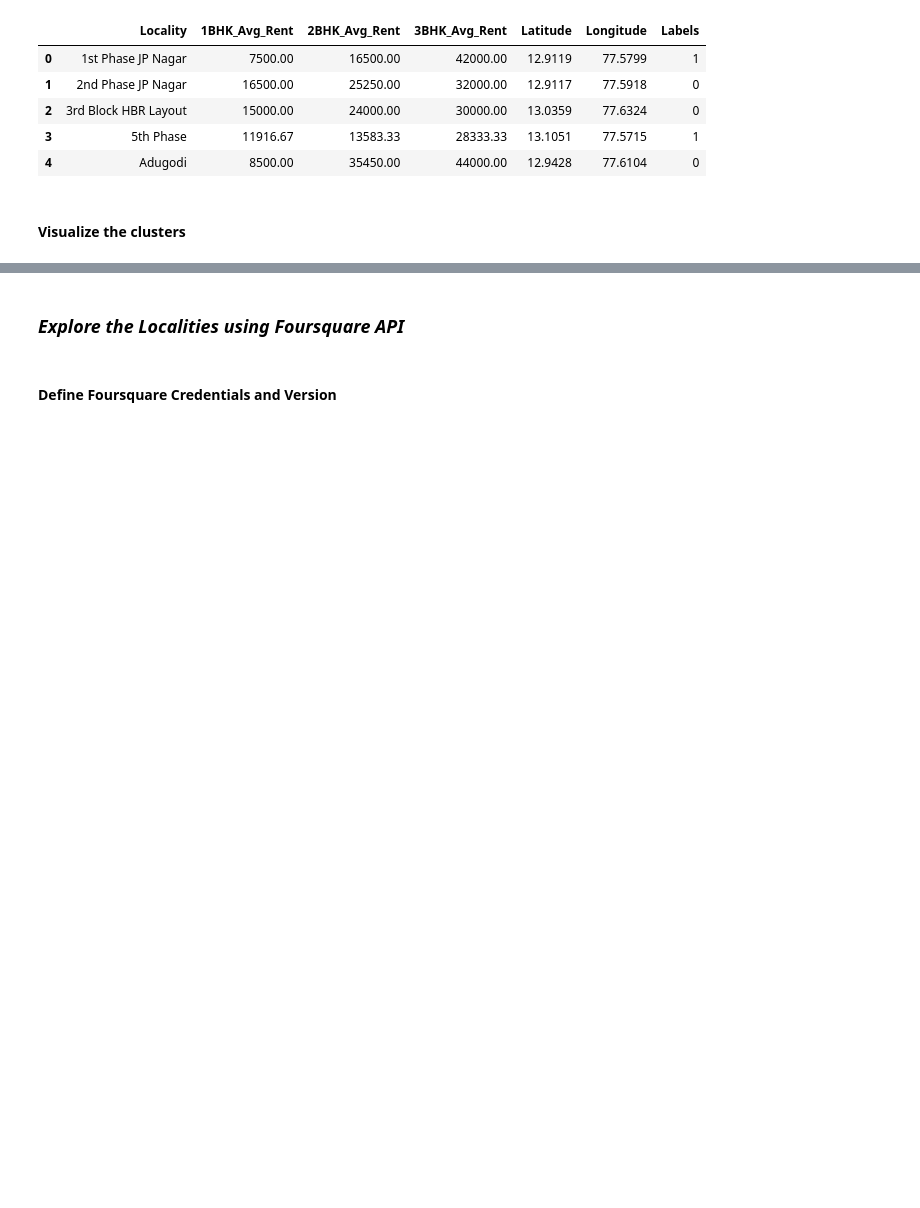
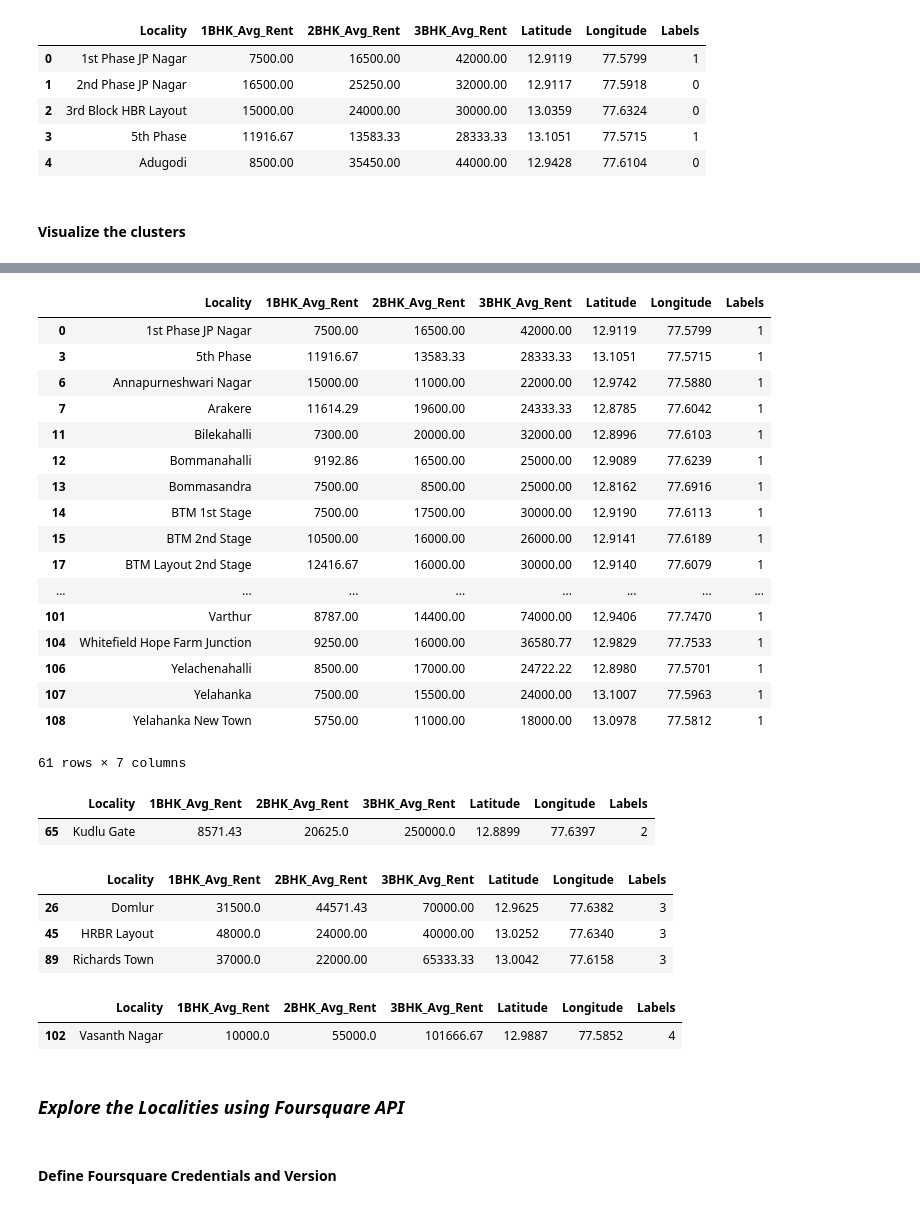
Before and after one commit to satchi7/Coursera_Capstone, a Jupyter notebook: The Battle of Neighborhoods - Code.ipynb, the cells around one changed output, grey strips where cells are left out. Cells and saved outputs as stored; diff of their text form; code cells hidden in the pictures; blank space fills up the shorter version.

```diff
--- a/The Battle of Neighborhoods - Code.ipynb
+++ b/The Battle of Neighborhoods - Code.ipynb
@@ -413,3 +434,45 @@ map_rent_clusters
+# %%
+# Cluster 2
+df_data.loc[df_data['Labels'] == 1, df_data.columns[list(range(0, df_data.shape[1]))]]
+# %% [output]
+|  | Locality | 1BHK_Avg_Rent | 2BHK_Avg_Rent | 3BHK_Avg_Rent | Latitude | Longitude | Labels |
+| 0 | 1st Phase JP Nagar | 7500.00 | 16500.00 | 42000.00 | 12.9119 | 77.5799 | 1 |
+| 3 | 5th Phase | 11916.67 | 13583.33 | 28333.33 | 13.1051 | 77.5715 | 1 |
+| 6 | Annapurneshwari Nagar | 15000.00 | 11000.00 | 22000.00 | 12.9742 | 77.5880 | 1 |
+| 7 | Arakere | 11614.29 | 19600.00 | 24333.33 | 12.8785 | 77.6042 | 1 |
+| 11 | Bilekahalli | 7300.00 | 20000.00 | 32000.00 | 12.8996 | 77.6103 | 1 |
+| 12 | Bommanahalli | 9192.86 | 16500.00 | 25000.00 | 12.9089 | 77.6239 | 1 |
+| 13 | Bommasandra | 7500.00 | 8500.00 | 25000.00 | 12.8162 | 77.6916 | 1 |
+| 14 | BTM 1st Stage | 7500.00 | 17500.00 | 30000.00 | 12.9190 | 77.6113 | 1 |
+| 15 | BTM 2nd Stage | 10500.00 | 16000.00 | 26000.00 | 12.9141 | 77.6189 | 1 |
+| 17 | BTM Layout 2nd Stage | 12416.67 | 16000.00 | 30000.00 | 12.9140 | 77.6079 | 1 |
+| ... | ... | ... | ... | ... | ... | ... | ... |
+| 101 | Varthur | 8787.00 | 14400.00 | 74000.00 | 12.9406 | 77.7470 | 1 |
+| 104 | Whitefield Hope Farm Junction | 9250.00 | 16000.00 | 36580.77 | 12.9829 | 77.7533 | 1 |
+| 106 | Yelachenahalli | 8500.00 | 17000.00 | 24722.22 | 12.8980 | 77.5701 | 1 |
+| 107 | Yelahanka | 7500.00 | 15500.00 | 24000.00 | 13.1007 | 77.5963 | 1 |
+| 108 | Yelahanka New Town | 5750.00 | 11000.00 | 18000.00 | 13.0978 | 77.5812 | 1 |
+61 rows × 7 columns
+# %%
+# Cluster 3
+df_data.loc[df_data['Labels'] == 2, df_data.columns[list(range(0, df_data.shape[1]))]]
+# %% [output]
+|  | Locality | 1BHK_Avg_Rent | 2BHK_Avg_Rent | 3BHK_Avg_Rent | Latitude | Longitude | Labels |
+| 65 | Kudlu Gate | 8571.43 | 20625.0 | 250000.0 | 12.8899 | 77.6397 | 2 |
+# %%
+# Cluster 4
+df_data.loc[df_data['Labels'] == 3, df_data.columns[list(range(0, df_data.shape[1]))]]
+# %% [output]
+|  | Locality | 1BHK_Avg_Rent | 2BHK_Avg_Rent | 3BHK_Avg_Rent | Latitude | Longitude | Labels |
+| 26 | Domlur | 31500.0 | 44571.43 | 70000.00 | 12.9625 | 77.6382 | 3 |
+| 45 | HRBR Layout | 48000.0 | 24000.00 | 40000.00 | 13.0252 | 77.6340 | 3 |
+| 89 | Richards Town | 37000.0 | 22000.00 | 65333.33 | 13.0042 | 77.6158 | 3 |
+# %%
+# Cluster 5
+df_data.loc[df_data['Labels'] == 4, df_data.columns[list(range(0, df_data.shape[1]))]]
+# %% [output]
+|  | Locality | 1BHK_Avg_Rent | 2BHK_Avg_Rent | 3BHK_Avg_Rent | Latitude | Longitude | Labels |
+| 102 | Vasanth Nagar | 10000.0 | 55000.0 | 101666.67 | 12.9887 | 77.5852 | 4 |
 # %% [markdown]
 ### *Explore the Localities using Foursquare API*
 # %% [markdown]
```
Also changed, not shown: parts of 1 cell of this notebook.
